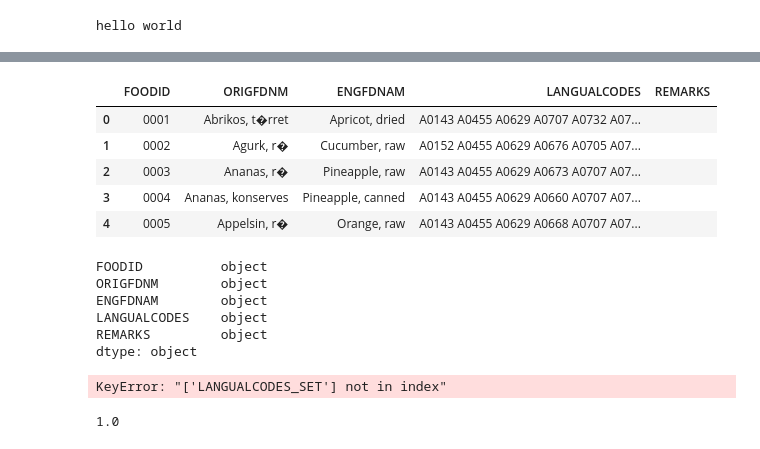
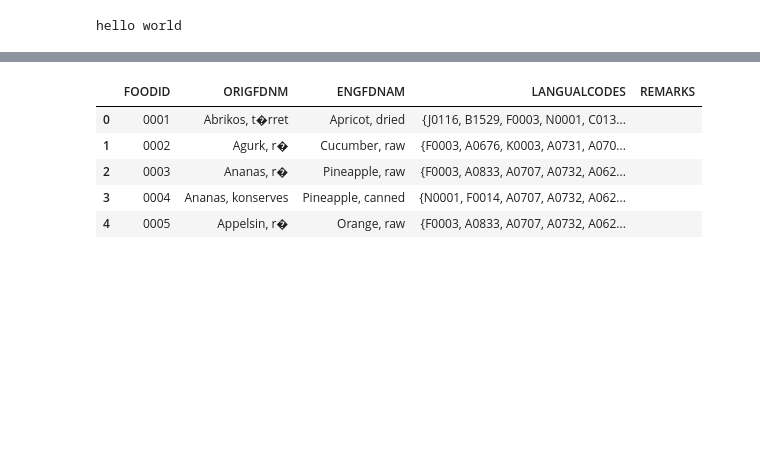
Before and after one commit to jbuhain/food-db-mapper, a Jupyter notebook: main.ipynb, the cells around one changed output, grey strips where cells are left out. Drawn from its saved outputs; the diff is of its cells as text; code cells hidden in the pictures; blank space fills up the shorter version.

```diff
--- a/main.ipynb
+++ b/main.ipynb
@@ -35,53 +41,35 @@ df.head()
 # %%
 file_path = 'data/mini/DK DTU_FDB 2008-06-26.txt'
 
 with open(file_path, 'r') as file:
     lines = file.readlines()
 
 headers = lines[0].strip().split('\t')
 
 data = []
 for line in lines[1:]:
     fields = line.strip().split('\t')
     if len(fields) < len(headers):
         fields += [''] * (len(headers) - len(fields))
     data.append(fields)
 
-# print(data)
+df_frida_langal = pd.DataFrame(data, columns=headers)
 
-df_dk = pd.DataFrame(data, columns=headers)
 
-df_dk.head()
+def convert_to_set(langual_codes):
+    return set(langual_codes.split())
+
+# Apply the function to the LANGUALCODES column
+df_frida_langal['LANGUALCODES'] = df_frida_langal['LANGUALCODES'].apply(convert_to_set)
+
+df_frida_langal.head()
 # %% [output]
 |  | FOODID | ORIGFDNM | ENGFDNAM | LANGUALCODES | REMARKS |
-| 0 | 0001 | Abrikos, t�rret | Apricot, dried | A0143 A0455 A0629 A0707 A0732 A07... |  |
-| 1 | 0002 | Agurk, r� | Cucumber, raw | A0152 A0455 A0629 A0676 A0705 A07... |  |
-| 2 | 0003 | Ananas, r� | Pineapple, raw | A0143 A0455 A0629 A0673 A0707 A07... |  |
-| 3 | 0004 | Ananas, konserves | Pineapple, canned | A0143 A0455 A0629 A0660 A0707 A07... |  |
-| 4 | 0005 | Appelsin, r� | Orange, raw | A0143 A0455 A0629 A0668 A0707 A07... |  |
+| 0 | 0001 | Abrikos, t�rret | Apricot, dried | {J0116, B1529, F0003, N0001, C013... |  |
+| 1 | 0002 | Agurk, r� | Cucumber, raw | {F0003, A0676, K0003, A0731, A070... |  |
+| 2 | 0003 | Ananas, r� | Pineapple, raw | {F0003, A0833, A0707, A0732, A062... |  |
+| 3 | 0004 | Ananas, konserves | Pineapple, canned | {N0001, F0014, A0707, A0732, A062... |  |
+| 4 | 0005 | Appelsin, r� | Orange, raw | {F0003, A0833, A0707, A0732, A062... |  |
-# %%
- print(df.dtypes)
-# %% [output]
-FOODID          object
-ORIGFDNM        object
-ENGFDNAM        object
-LANGUALCODES    object
-REMARKS         object
-dtype: object
-# %%
-# Function to convert LanguaL codes string to a set
-def convert_to_set(langual_codes):
-    return set(langual_codes.split())
-
-# Apply the function to the LANGUALCODES column
-df['LANGUALCODES_SET'] = df['LANGUALCODES'].apply(convert_to_set)
-
-# Display the DataFrame
-print(df[['LANGUALCODES', 'LANGUALCODES_SET']])
-
-df.head()
-# %% [output]
-KeyError: "['LANGUALCODES_SET'] not in index"
 # %%
 def jaccard_similarity(set1, set2):
     intersection = set1.intersection(set2)
@@ -95,9 +88,0 @@ def langual_similarity(code1, code2):
-# %%
-similarity = jaccard_similarity(
-    df['LANGUALCODES_SET'][0],
-    df['LANGUALCODES_SET'][1]
-)
-
-print(similarity)
-# %% [output]
-1.0
```
Also changed, not shown: parts of 5 cells of this notebook.
